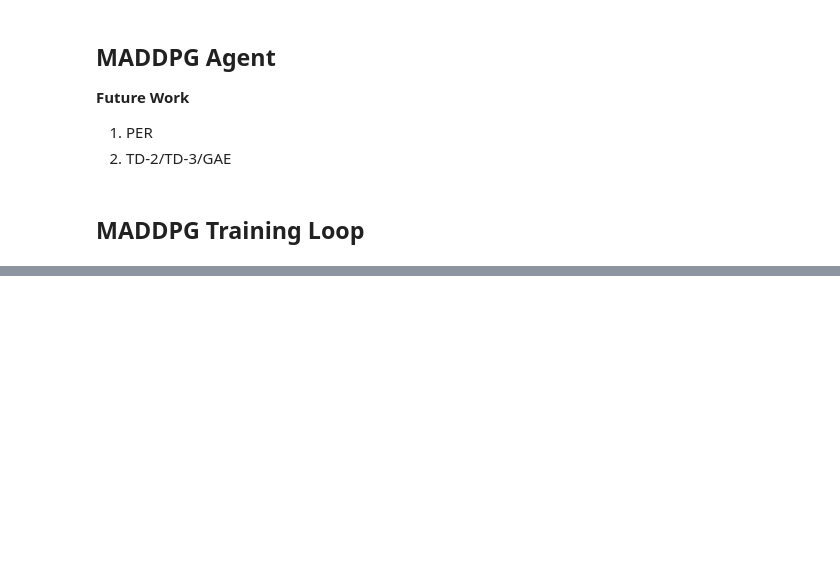
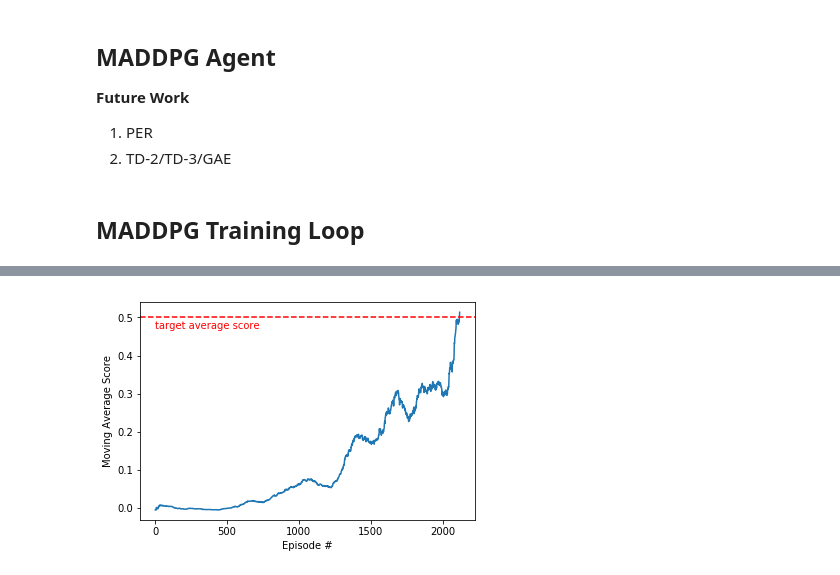
Before and after one commit to stanwinata/maddpg_tennis, a Jupyter notebook: Tennis.ipynb, the cells around one changed output, grey strips where cells are left out. Saved outputs shown, nothing was run; the diff lists cells and outputs as text; code cells hidden in the pictures; blank space fills up the shorter version.

```diff
--- a/Tennis.ipynb
+++ b/Tennis.ipynb
@@ -504,0 +514,11 @@ Episode 1800    Average Score: 0.46910  Score: -0.00500
+# %%
+fig = plt.figure()
+ax = fig.add_subplot(111)
+plt.plot(np.arange(1, len(scores)+1), moving_average)
+plt.ylabel('Moving Average Score')
+plt.xlabel('Episode #')
+plt.axhline(y=0.5, color='r', linestyle='--')
+plt.text(0.5,0.47,'target average score', color='r')
+plt.show()
+# %% [output]
+[figure, added]
```
Also changed, not shown: parts of 3 cells of this notebook, 9 other files.
